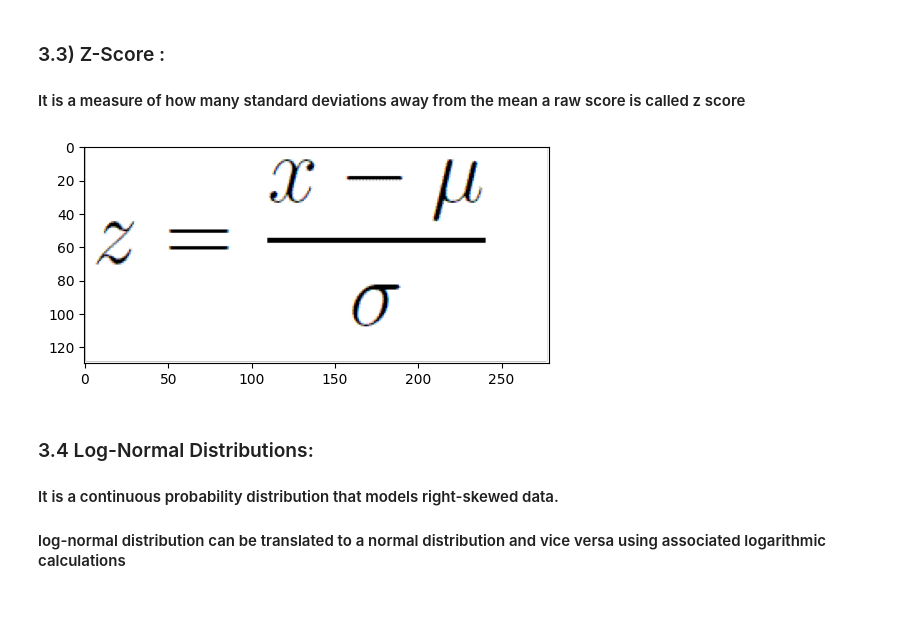
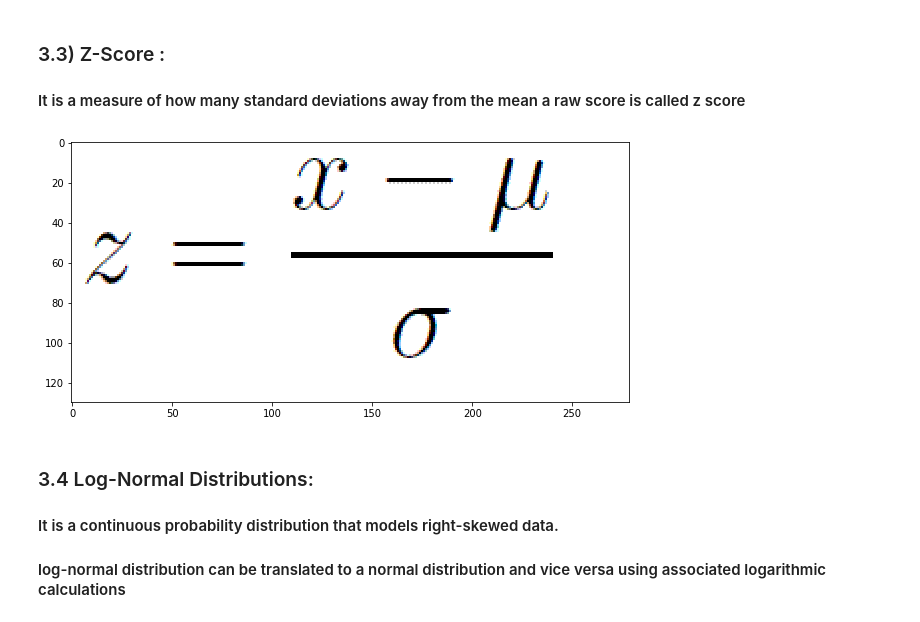
Before and after one commit to pradeepradee1/DataScience, a Jupyter notebook: M5_Statistics/M2_Descriptive/M1_Descriptive.ipynb, the cells around one changed output. Cells and saved outputs as stored; diff of their text form; code cells hidden in the pictures.

```diff
--- a/M5_Statistics/M2_Descriptive/M1_Descriptive.ipynb
+++ b/M5_Statistics/M2_Descriptive/M1_Descriptive.ipynb
@@ -112,12 +112,12 @@ IQR is 4
 ### 3.3) Z-Score :
 #### It is a measure of how many standard deviations away from the mean a raw score is called z score
 # %%
-img = mpimg.imread('M9_Images/zscore.png')
-plt.figure(figsize=(6,12))
+img = mpimg.imread('../M9_Images/zscore.png')
+plt.figure(figsize=(10,40))
 plt.imshow(img)
 plt.show()
 # %% [output]
-[figure, old version]
+[figure, new version]
 # %% [markdown]
 ### 3.4 Log-Normal Distributions:
 #### It is a continuous probability distribution that models right-skewed data.
```
Also changed, not shown: parts of 4 cells of this notebook, 3 other files.
